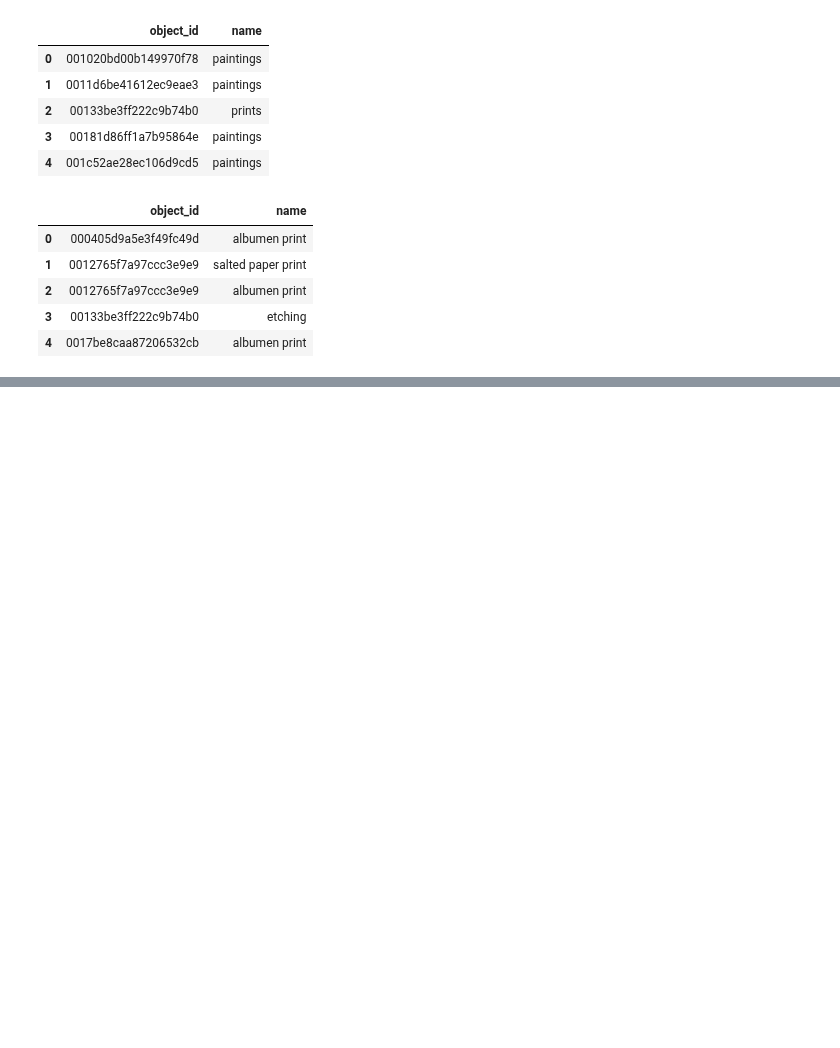
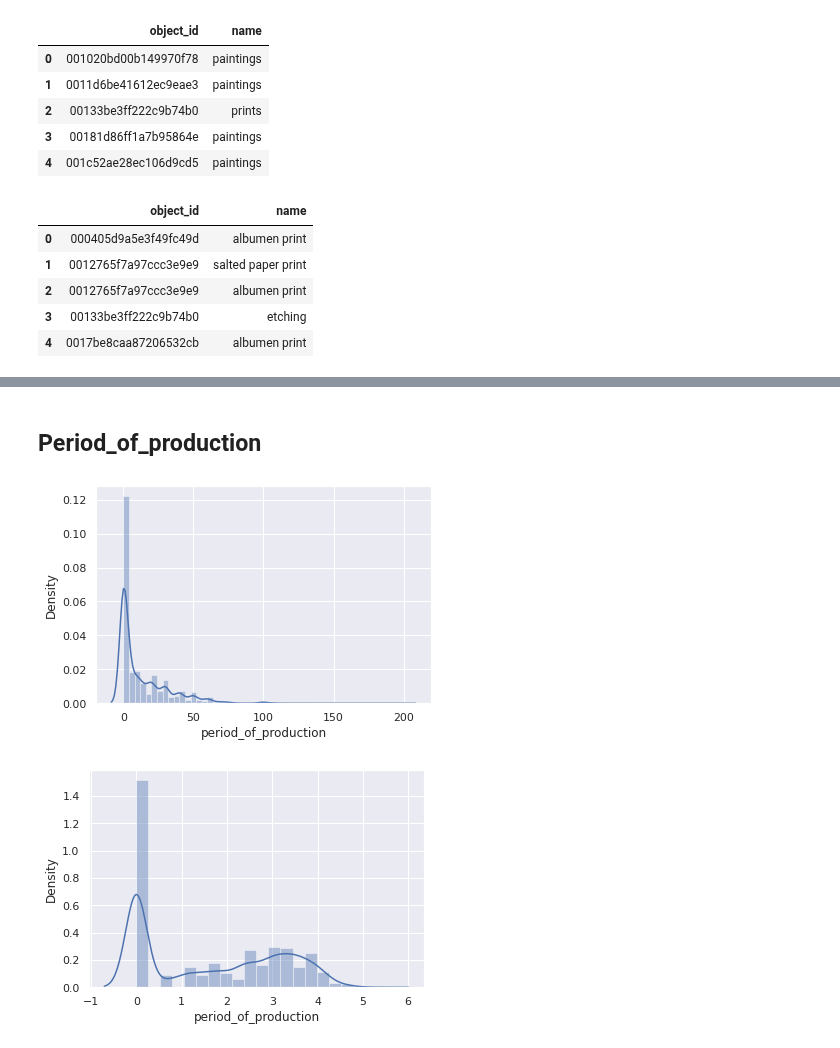
Before and after one commit to ju-ki/atma10, a Jupyter notebook: EDA.ipynb, the cells around one changed output, grey strips where cells are left out. Cells and saved outputs as stored; diff of their text form; code cells hidden in the pictures; blank space fills up the shorter version.

```diff
--- a/EDA.ipynb
+++ b/EDA.ipynb
@@ -245,2 +230,0 @@ print(color.shape)
-# %%
-train = pd.merge(train, place, on="object_id", how="left")
@@ -286,0 +680,15 @@ train[train["object_id"] == "00181d86ff1a7b95864e"]
+# %% [markdown]
+## Period_of_production
+# %%
+train["period_of_production"] = train["dating_year_late"] - train["dating_year_early"]
+# %%
+plt.subplots()
+sns.distplot(train["period_of_production"])
+plt.show()
+
+plt.subplots()
+sns.distplot(np.log1p(train["period_of_production"]))
+plt.show()
+# %% [output]
+[figure, added]
+[figure, added]
```
Also changed, not shown: parts of 69 cells of this notebook.
